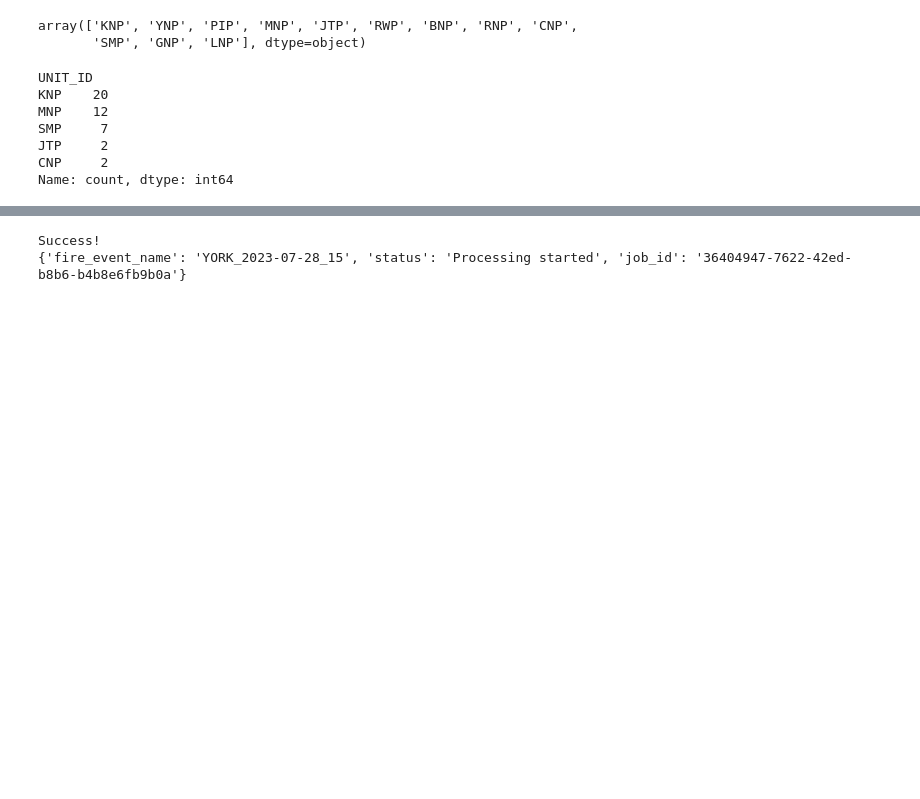
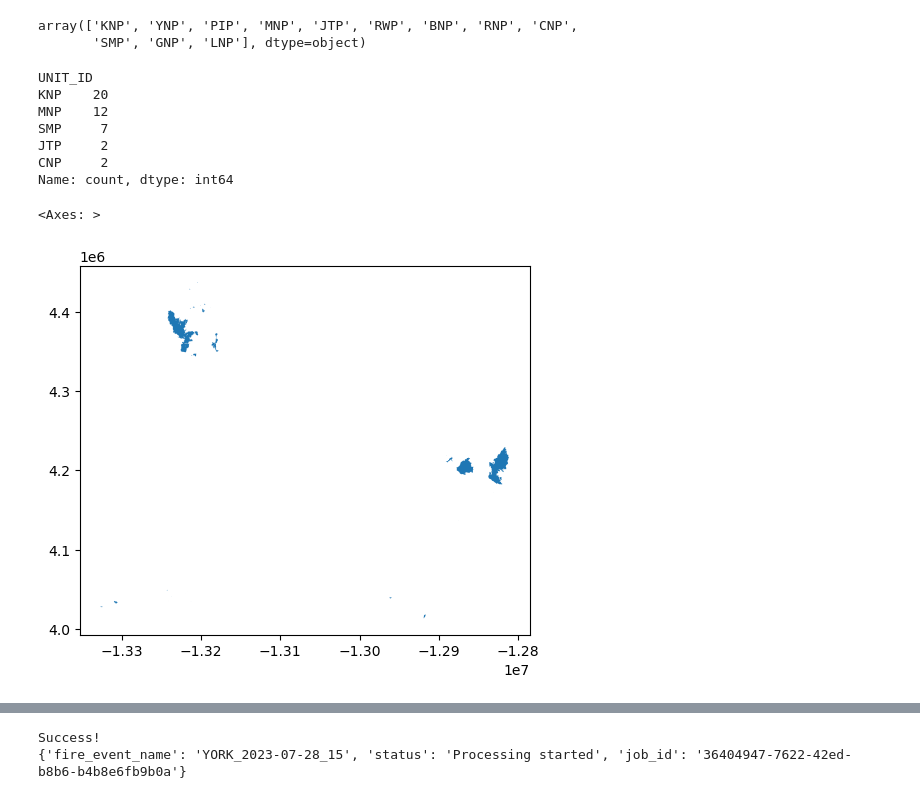
Before and after one commit to SchmidtDSE/fire-recovery-validation, a Jupyter notebook: validation_preprocess.ipynb, the cells around one changed output, grey strips where cells are left out. Drawn from its saved outputs; the diff is of its cells as text; code cells hidden in the pictures; blank space fills up the shorter version.

```diff
--- a/validation_preprocess.ipynb
+++ b/validation_preprocess.ipynb
@@ -16,15 +15,18 @@ array(['KNP', 'YNP', 'PIP', 'MNP', 'JTP', 'RWP', 'BNP', 'RNP', 'CNP',
 # %%
 parks = ['JTP', 'MNP', 'KNP', 'CNP', 'SMP']
 calfire_filtered_parks = calfire_filtered[(calfire_filtered['UNIT_ID'].isin(parks))].copy()
 print(calfire_filtered_parks['UNIT_ID'].value_counts())
+calfire_filtered_parks.plot()
 # %% [output]
 UNIT_ID
 KNP    20
 MNP    12
 SMP     7
 JTP     2
 CNP     2
 Name: count, dtype: int64
+<Axes: >
+[figure, added]
 # %%
 def create_bbox(fire_name, fires):
     ''' creates a buffered bounding box around a fire parameter '''
```
Also changed, not shown: parts of 3 cells of this notebook, 4 other files.
